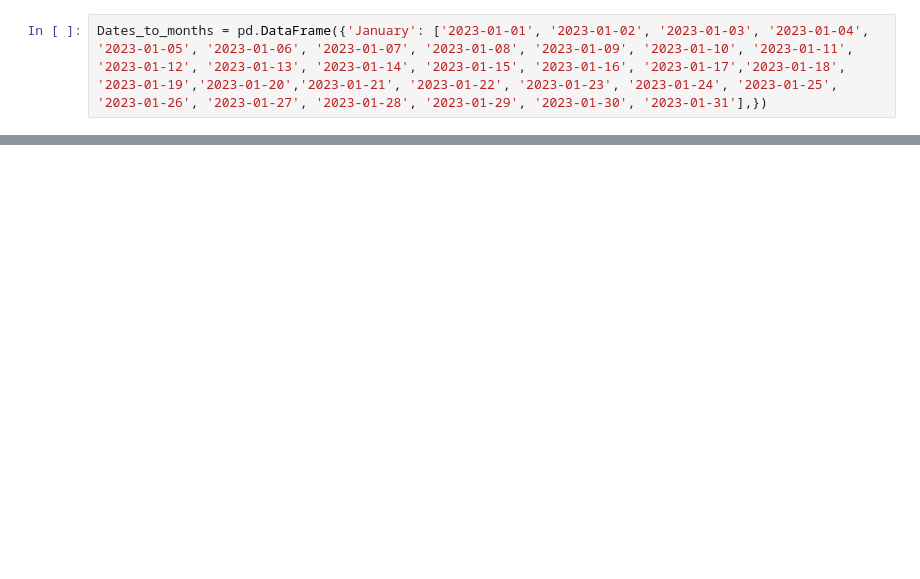
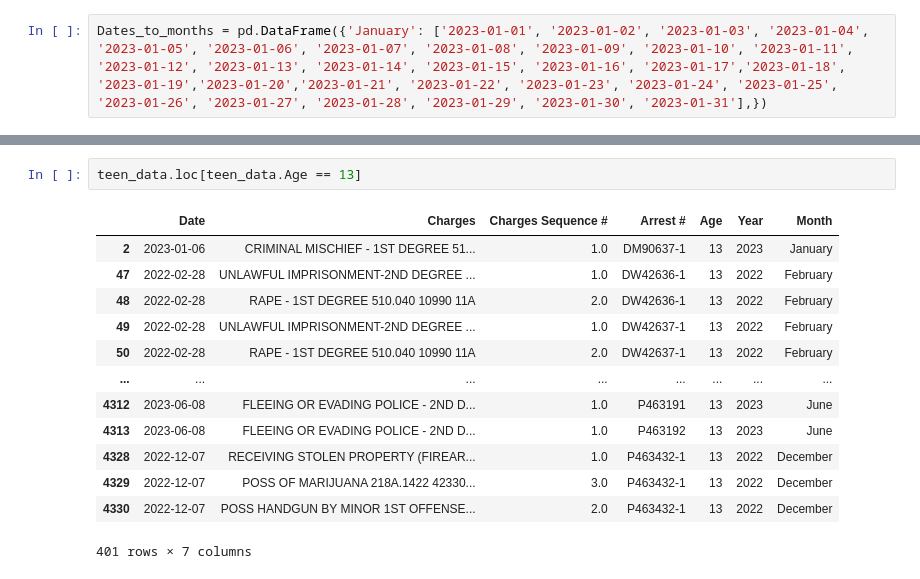
Before and after one commit to marresaburke/tracking_Louisville_crime, a Jupyter notebook: teens_arrested.ipynb, the cells around one changed output, grey strips where cells are left out. Drawn from its saved outputs; the diff is of its cells as text; blank space fills up the shorter version.

```diff
--- a/teens_arrested.ipynb
+++ b/teens_arrested.ipynb
@@ -246,0 +268,16 @@ Index(['Age', 'Gender', 'Race', 'Ethnicity', 'Charges Classification',
+# %%
+teen_data.loc[teen_data.Age == 13]
+# %% [output]
+|  | Date | Charges | Charges Sequence # | Arrest # | Age | Year | Month |
+| 2 | 2023-01-06 | CRIMINAL MISCHIEF - 1ST DEGREE 51... | 1.0 | DM90637-1 | 13 | 2023 | January |
+| 47 | 2022-02-28 | UNLAWFUL IMPRISONMENT-2ND DEGREE ... | 1.0 | DW42636-1 | 13 | 2022 | February |
+| 48 | 2022-02-28 | RAPE - 1ST DEGREE 510.040 10990 11A | 2.0 | DW42636-1 | 13 | 2022 | February |
+| 49 | 2022-02-28 | UNLAWFUL IMPRISONMENT-2ND DEGREE ... | 1.0 | DW42637-1 | 13 | 2022 | February |
+| 50 | 2022-02-28 | RAPE - 1ST DEGREE 510.040 10990 11A | 2.0 | DW42637-1 | 13 | 2022 | February |
+| ... | ... | ... | ... | ... | ... | ... | ... |
+| 4312 | 2023-06-08 | FLEEING OR EVADING POLICE - 2ND D... | 1.0 | P463191 | 13 | 2023 | June |
+| 4313 | 2023-06-08 | FLEEING OR EVADING POLICE - 2ND D... | 1.0 | P463192 | 13 | 2023 | June |
+| 4328 | 2022-12-07 | RECEIVING STOLEN PROPERTY (FIREAR... | 1.0 | P463432-1 | 13 | 2022 | December |
+| 4329 | 2022-12-07 | POSS OF MARIJUANA 218A.1422 42330... | 3.0 | P463432-1 | 13 | 2022 | December |
+| 4330 | 2022-12-07 | POSS HANDGUN BY MINOR 1ST OFFENSE... | 2.0 | P463432-1 | 13 | 2022 | December |
+401 rows × 7 columns
```
Also changed, not shown: parts of 11 cells of this notebook, 1 other file.
